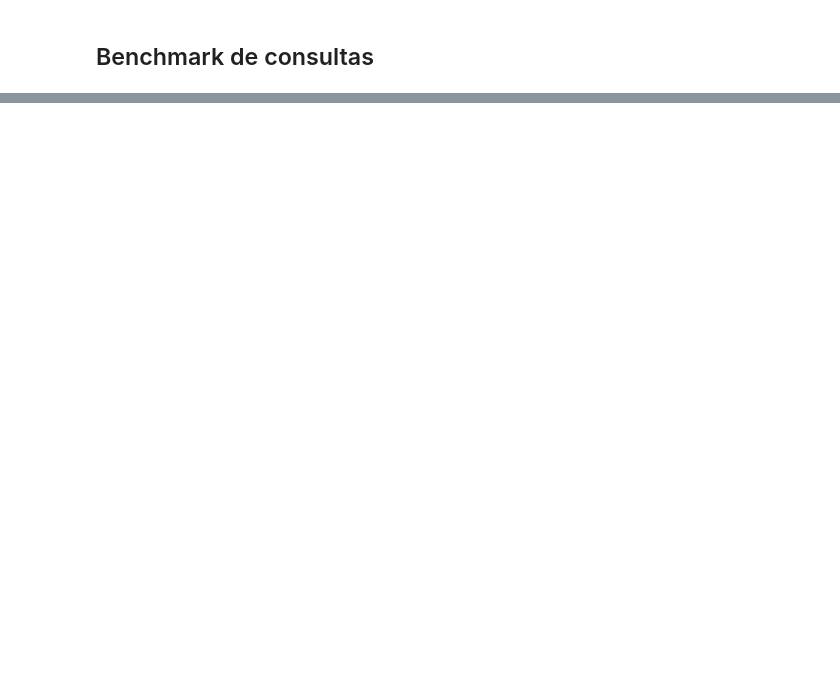
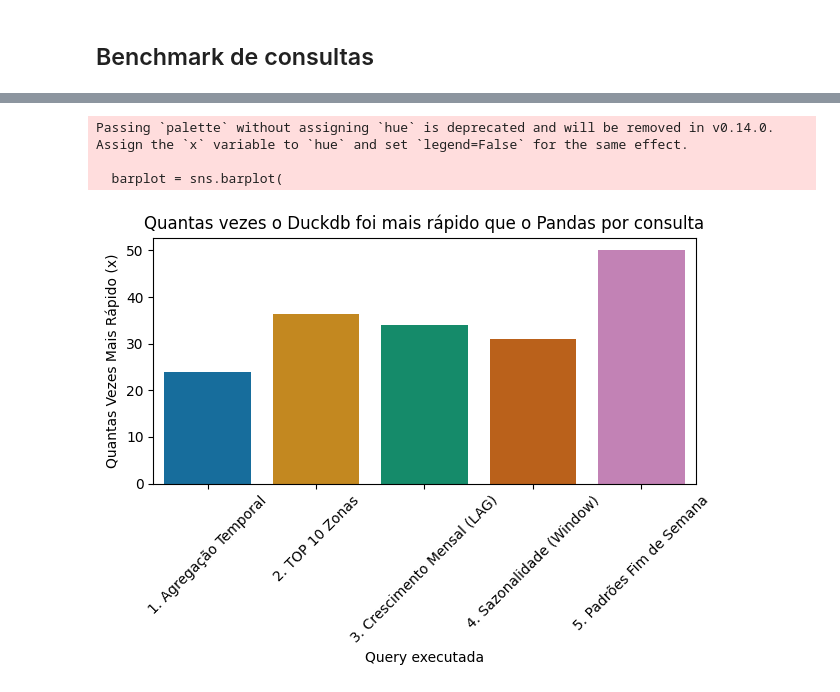
Before and after one commit to zicziczic/OPT004-CienciaDeDados, a Jupyter notebook: Lab3/Lab3_Notebook.ipynb, the cells around one changed output, grey strips where cells are left out. Saved outputs shown, nothing was run; the diff lists cells and outputs as text; code cells hidden in the pictures; blank space fills up the shorter version.

```diff
--- a/Lab3/Lab3_Notebook.ipynb
+++ b/Lab3/Lab3_Notebook.ipynb
@@ -932,0 +987,15 @@ Sunday                          2.012911e+06  Fim de Semana
+# %%
+df_comparacao = df_benchmark_final.pivot(
+    index='nome_da_query',
+    columns='ferramenta',
+    values='media_tempo_execucao'
+)
+
+df_comparacao = df_comparacao.rename(columns={'duckdb': 'tempo_duckdb', 'pandas': 'tempo_pandas'})
+
+df_comparacao['fator_aceleracao_x'] = df_comparacao['tempo_pandas'] / df_comparacao['tempo_duckdb']
+
+df_comparacao = df_comparacao.round(2)
+
+print("--- DataFrame Comparativo: DuckDB vs Pandas ---")
+display(df_comparacao)
@@ -932,0 +1011,23 @@ Sunday                          2.012911e+06  Fim de Semana
+# %%
+barplot = sns.barplot(
+    x=df_comparacao.index,
+    y=df_comparacao['fator_aceleracao_x'],
+    palette="colorblind"
+)
+
+plt.title('Quantas vezes o Duckdb foi mais rápido que o Pandas por consulta')
+plt.xlabel('Query executada')
+plt.ylabel('Quantas Vezes Mais Rápido (x)')
+
+plt.xticks(rotation=45)
+
+plt.tight_layout()
+
+plt.savefig("/content/drive/MyDrive/CiencDados/duckdb_pandas_speed_comparation")
+
+plt.show()
+# %% [output]
+Passing `palette` without assigning `hue` is deprecated and will be removed in v0.14.0. Assign the `x` variable to `hue` and set `legend=False` for the same effect.
+
+  barplot = sns.barplot(
+[figure, added]
```
Also changed, not shown: parts of 16 cells of this notebook.
